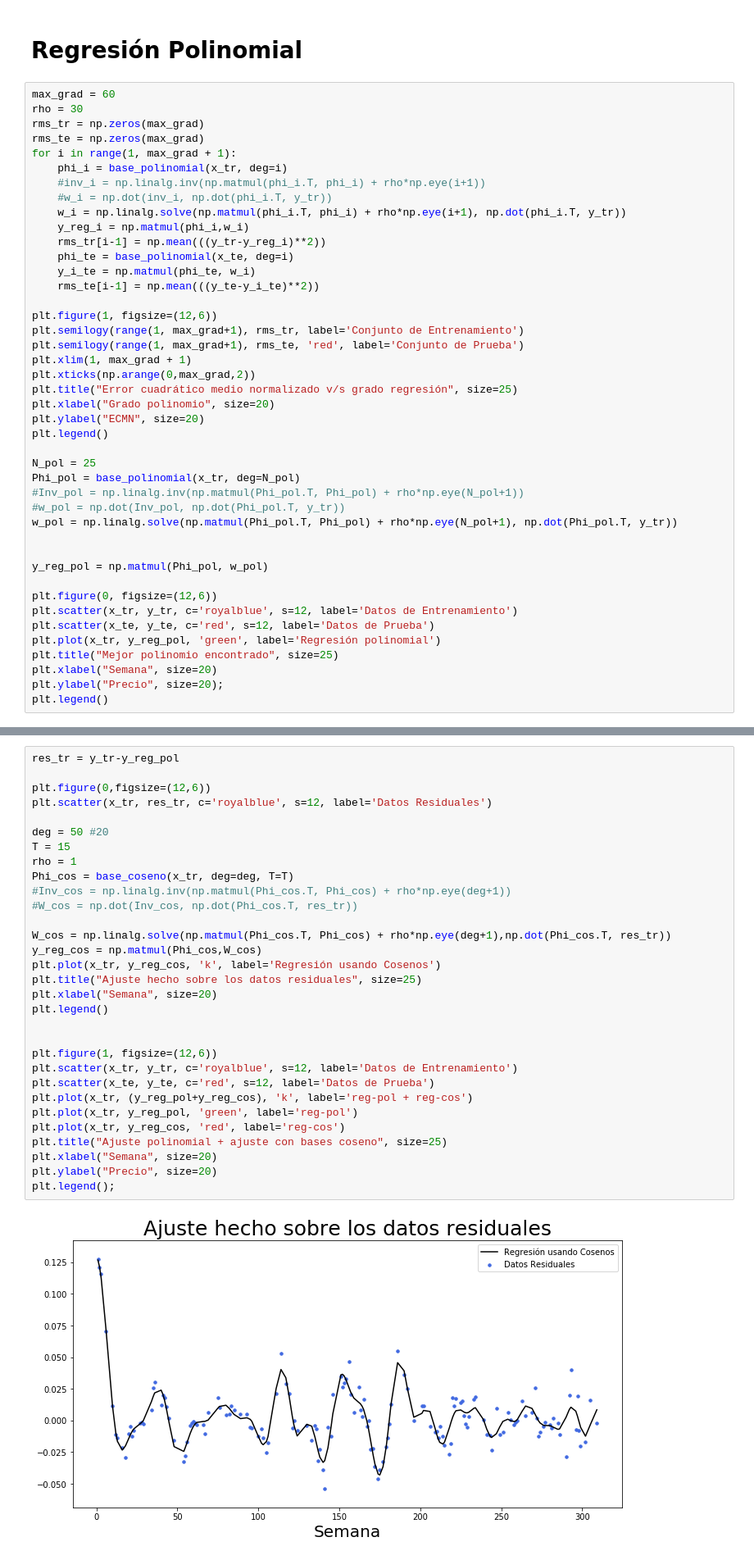
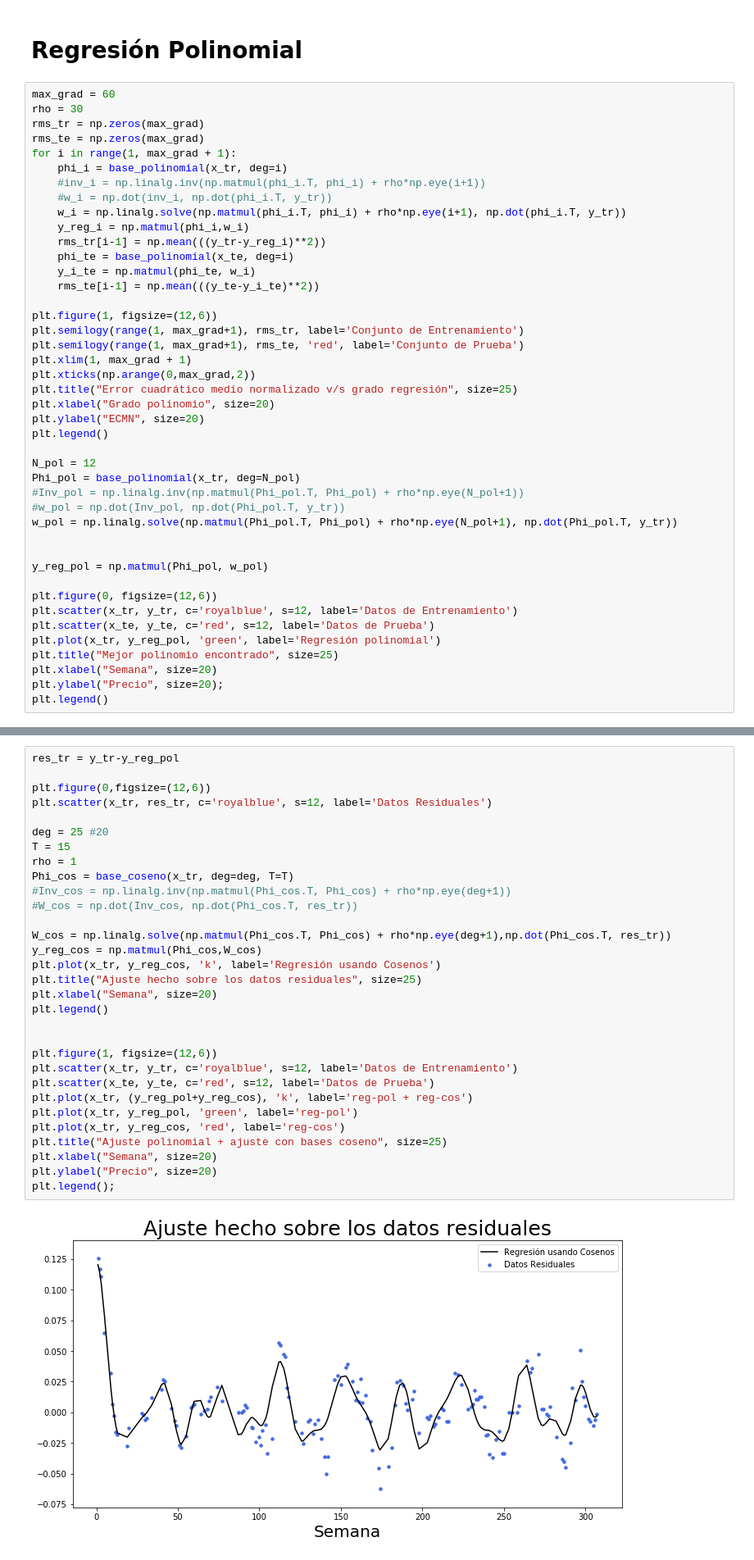
Before and after one commit to GAMES-UChile/Curso-Aprendizaje-de-Maquinas, a Jupyter notebook: demos/Cap3_Regresion_no_lineal_2.ipynb, the cells around one changed output, grey strips where cells are left out. Shown at 82% size. Saved outputs shown, nothing was run; the diff lists cells and outputs as text.

```diff
--- a/demos/Cap3_Regresion_no_lineal_2.ipynb
+++ b/demos/Cap3_Regresion_no_lineal_2.ipynb
@@ -109,7 +109,7 @@ plt.xlabel("Grado polinomio", size=20)
 plt.ylabel("ECMN", size=20)
 plt.legend()
 
-N_pol = 25
+N_pol = 12
 Phi_pol = base_polinomial(x_tr, deg=N_pol)
 #Inv_pol = np.linalg.inv(np.matmul(Phi_pol.T, Phi_pol) + rho*np.eye(N_pol+1))
 #w_pol = np.dot(Inv_pol, np.dot(Phi_pol.T, y_tr))
@@ -139,32 +139,32 @@ plt.legend()
 res_tr = y_tr-y_reg_pol
 
 plt.figure(0,figsize=(12,6))
 plt.scatter(x_tr, res_tr, c='royalblue', s=12, label='Datos Residuales')
 
-deg = 50 #20
+deg = 25 #20
 T = 15
 rho = 1
 Phi_cos = base_coseno(x_tr, deg=deg, T=T)
 #Inv_cos = np.linalg.inv(np.matmul(Phi_cos.T, Phi_cos) + rho*np.eye(deg+1))
 #W_cos = np.dot(Inv_cos, np.dot(Phi_cos.T, res_tr))
 
 W_cos = np.linalg.solve(np.matmul(Phi_cos.T, Phi_cos) + rho*np.eye(deg+1),np.dot(Phi_cos.T, res_tr))
 y_reg_cos = np.matmul(Phi_cos,W_cos)
 plt.plot(x_tr, y_reg_cos, 'k', label='Regresión usando Cosenos')
 plt.title("Ajuste hecho sobre los datos residuales", size=25)
 plt.xlabel("Semana", size=20)
 plt.legend()
 
 
 plt.figure(1, figsize=(12,6))
 plt.scatter(x_tr, y_tr, c='royalblue', s=12, label='Datos de Entrenamiento')
 plt.scatter(x_te, y_te, c='red', s=12, label='Datos de Prueba')
 plt.plot(x_tr, (y_reg_pol+y_reg_cos), 'k', label='reg-pol + reg-cos')
 plt.plot(x_tr, y_reg_pol, 'green', label='reg-pol')
 plt.plot(x_tr, y_reg_cos, 'red', label='reg-cos')
 plt.title("Ajuste polinomial + ajuste con bases coseno", size=25)
 plt.xlabel("Semana", size=20)
 plt.ylabel("Precio", size=20)
 plt.legend();
 # %% [output]
-[figure, old version]
+[figure, new version]
```
Also changed, not shown: parts of 5 cells of this notebook, 2 other files.
